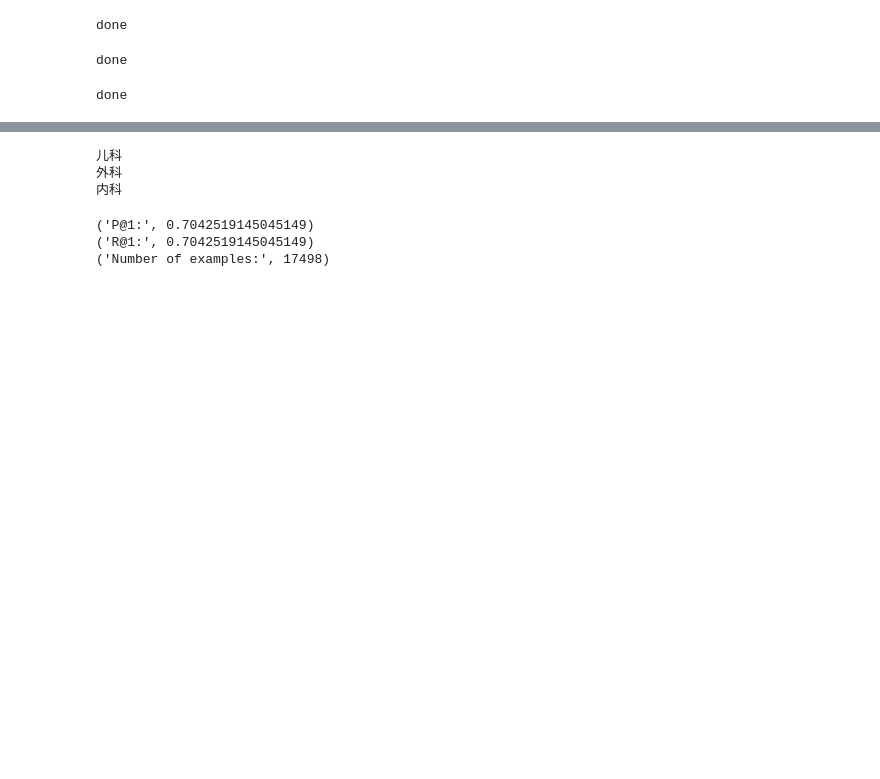
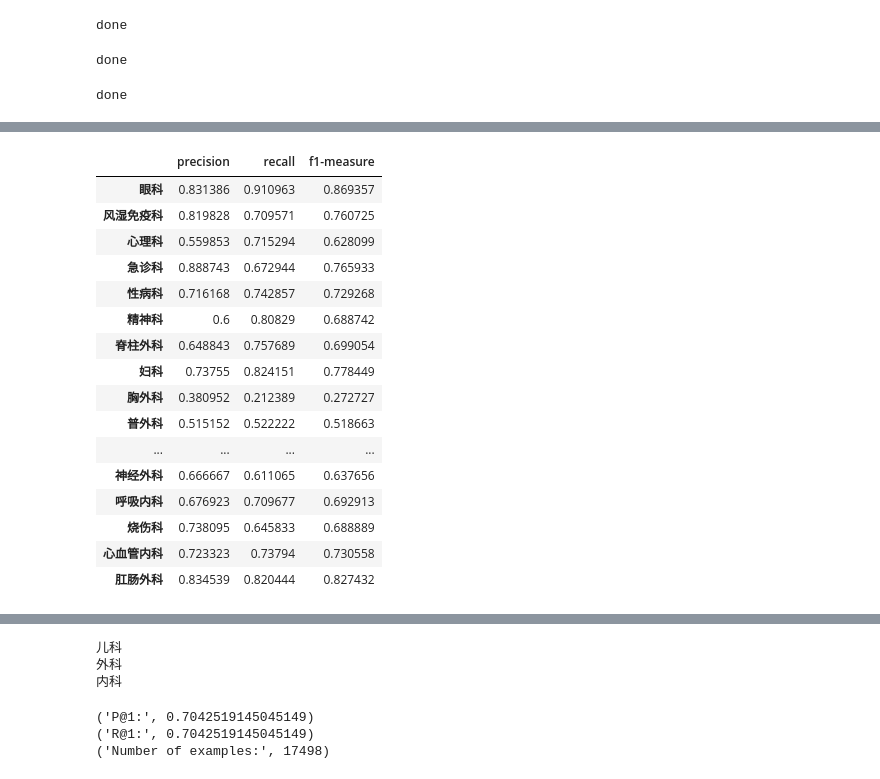
Before and after one commit to bhfs9999/appointment, a Jupyter notebook: appointment.ipynb, the cells around one changed output, grey strips where cells are left out. Saved outputs shown, nothing was run; the diff lists cells and outputs as text; code cells hidden in the pictures; blank space fills up the shorter version.

```diff
--- a/appointment.ipynb
+++ b/appointment.ipynb
@@ -1220,0 +1269,20 @@ df.to_csv("resule_using_cut.csv", encoding = "utf-8")
+# %%
+df
+# %% [output]
+|  | precision | recall | f1-measure |
+| 眼科 | 0.831386 | 0.910963 | 0.869357 |
+| 风湿免疫科 | 0.819828 | 0.709571 | 0.760725 |
+| 心理科 | 0.559853 | 0.715294 | 0.628099 |
+| 急诊科 | 0.888743 | 0.672944 | 0.765933 |
+| 性病科 | 0.716168 | 0.742857 | 0.729268 |
+| 精神科 | 0.6 | 0.80829 | 0.688742 |
+| 脊柱外科 | 0.648843 | 0.757689 | 0.699054 |
+| 妇科 | 0.73755 | 0.824151 | 0.778449 |
+| 胸外科 | 0.380952 | 0.212389 | 0.272727 |
+| 普外科 | 0.515152 | 0.522222 | 0.518663 |
+| ... | ... | ... | ... |
+| 神经外科 | 0.666667 | 0.611065 | 0.637656 |
+| 呼吸内科 | 0.676923 | 0.709677 | 0.692913 |
+| 烧伤科 | 0.738095 | 0.645833 | 0.688889 |
+| 心血管内科 | 0.723323 | 0.73794 | 0.730558 |
+| 肛肠外科 | 0.834539 | 0.820444 | 0.827432 |
```
Also changed, not shown: parts of 17 cells of this notebook, 3 other files.
